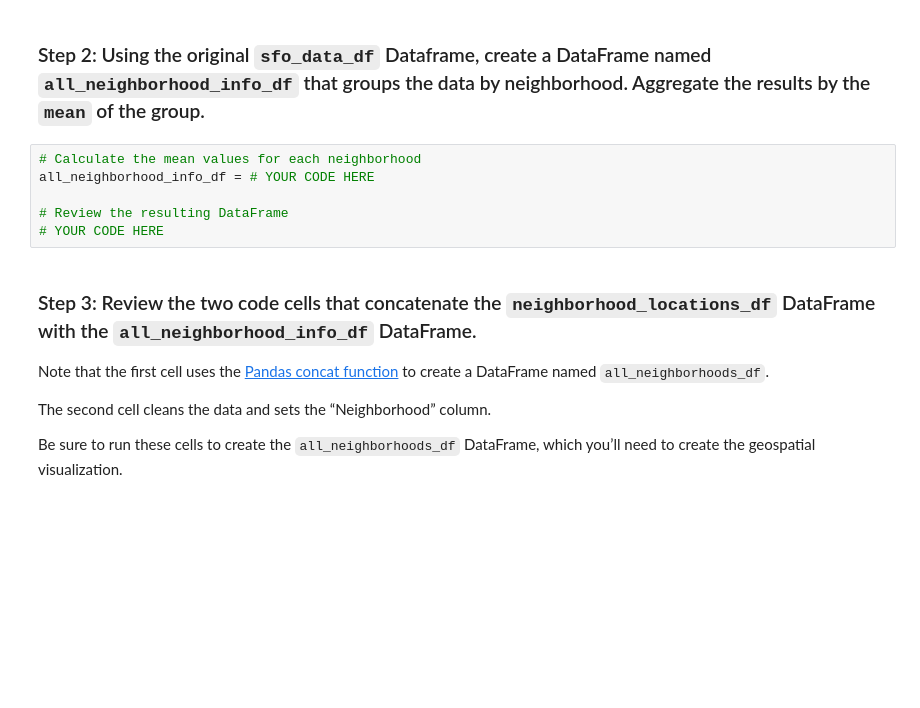
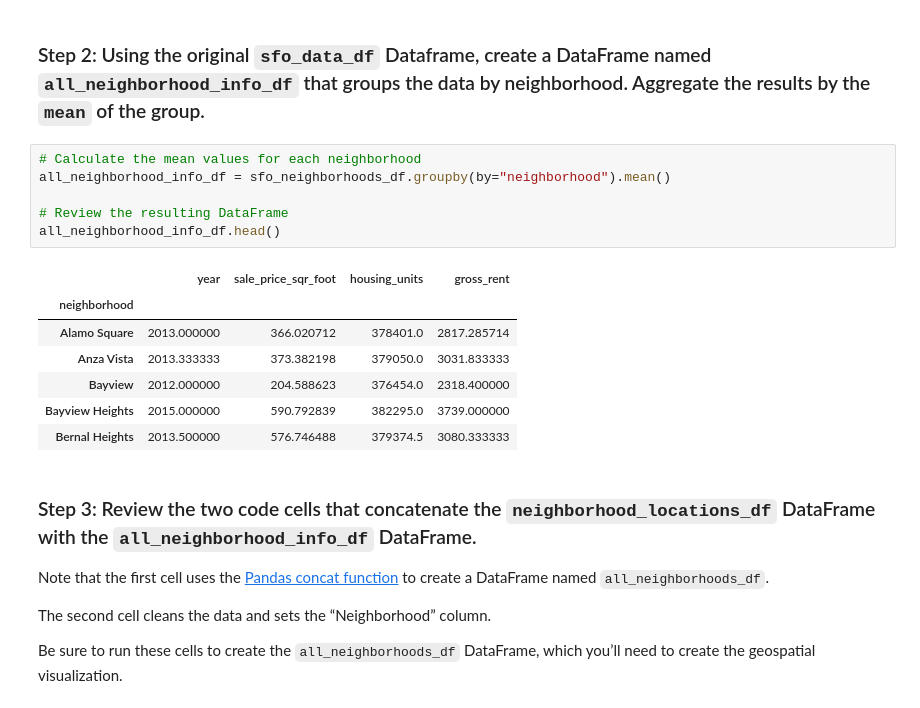
Before and after one commit to kaityw92/Homework10302023, a Jupyter notebook: san_francisco_housing.ipynb, the cells around one changed output. Saved outputs shown, nothing was run; the diff lists cells and outputs as text; blank space fills up the shorter version.

```diff
--- a/san_francisco_housing.ipynb
+++ b/san_francisco_housing.ipynb
@@ -363,10 +440,18 @@ neighborhood_locations_df = # YOUR CODE HERE
 ### Step 2: Using the original `sfo_data_df` Dataframe, create a DataFrame named `all_neighborhood_info_df` that groups the data by neighborhood. Aggregate the results by the `mean` of the group.
 # %%
 # Calculate the mean values for each neighborhood
-all_neighborhood_info_df = # YOUR CODE HERE
+all_neighborhood_info_df = sfo_neighborhoods_df.groupby(by="neighborhood").mean()
 
 # Review the resulting DataFrame
-# YOUR CODE HERE
+all_neighborhood_info_df.head()
+# %% [output]
+|  | year | sale_price_sqr_foot | housing_units | gross_rent |
+| neighborhood |  |  |  |  |
+| Alamo Square | 2013.000000 | 366.020712 | 378401.0 | 2817.285714 |
+| Anza Vista | 2013.333333 | 373.382198 | 379050.0 | 3031.833333 |
+| Bayview | 2012.000000 | 204.588623 | 376454.0 | 2318.400000 |
+| Bayview Heights | 2015.000000 | 590.792839 | 382295.0 | 3739.000000 |
+| Bernal Heights | 2013.500000 | 576.746488 | 379374.5 | 3080.333333 |
 # %% [markdown]
 ### Step 3: Review the two code cells that concatenate the `neighborhood_locations_df` DataFrame with the `all_neighborhood_info_df` DataFrame.
 
```
Also changed, not shown: parts of 23 cells of this notebook.
